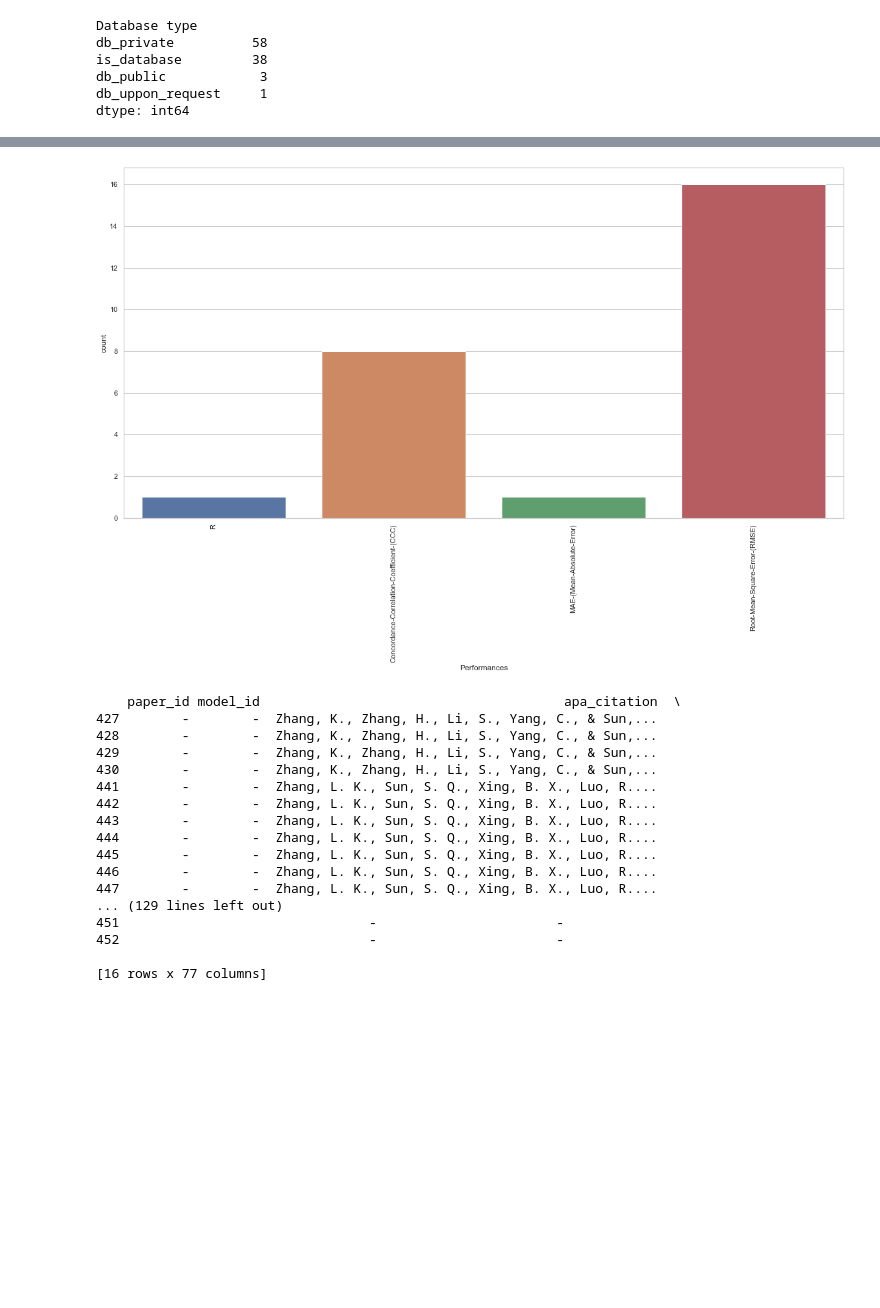
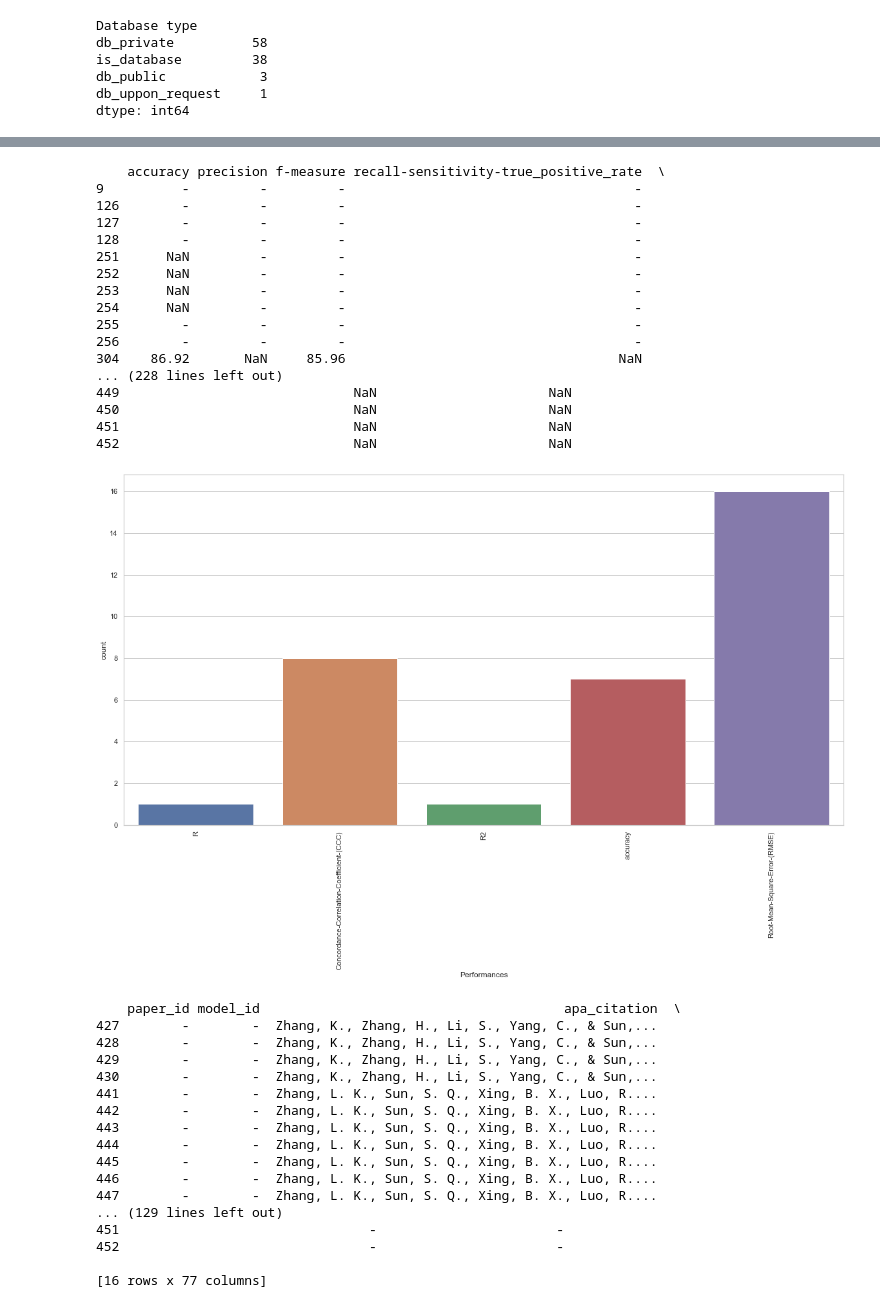
Before and after one commit to tomdamelio/Review_EDA_Emotion_Recognition, a Jupyter notebook: Emmanuel/notebooks/analisis_extra.ipynb, the cells around one changed output, grey strips where cells are left out. Cells and saved outputs as stored; diff of their text form; code cells hidden in the pictures; blank space fills up the shorter version.

```diff
--- a/Emmanuel/notebooks/analisis_extra.ipynb
+++ b/Emmanuel/notebooks/analisis_extra.ipynb
@@ -238,53 +239,72 @@ df = df[df['regre_model_output_dimensions'].isin(['arousal', 'valence'])]
 
 #que medida de performance mas aparece?
 #dataframe con performances
-df_performance_medidas = df.iloc[:,67:]
+df_performance_medidas = df.iloc[:,58:]
+
+print(df_performance_medidas)
 
 #busqueda de la medida de performance mas recurrente, paso de los valores a 0 y 1 para facilitar su conteo
 df_performance_medidas = df_performance_medidas.fillna('No')
 df_performance_medidas = df_performance_medidas.replace('-', 'No')
 df_performance_medidas=df_performance_medidas.mask(df_performance_medidas != 'No','Yes')
 
 #obtener performance mas frecuente
 def get_value(row):
     for c in df_performance_medidas.columns:
         if row[c] == 'Yes':
             return c
 
 df_performance_medidas = df_performance_medidas.apply(get_value, axis=1)
 df_performance_medidas = pd.DataFrame(df_performance_medidas)
 df_performance_medidas.columns = ['Performances']
 
 sns.set_theme(style="whitegrid", context = 'notebook')
 sns.countplot(x='Performances', data=df_performance_medidas)
 plt.xticks(rotation=90)
 plt.show()
 
 #subseteo por la medida de performance que mas aparece (RMSE)
 df = df.fillna('-')
 df = df[df['Root-Mean-Square-Error-(RMSE)'] != '-']
 
 print(df)
 #la muestra es de 16 modelos
 # %% [output]
+    accuracy precision f-measure recall-sensitivity-true_positive_rate  \
+9          -         -         -                                     -
+126        -         -         -                                     -
+127        -         -         -                                     -
+128        -         -         -                                     -
+251      NaN         -         -                                     -
+252      NaN         -         -                                     -
+253      NaN         -         -                                     -
+254      NaN         -         -                                     -
+255        -         -         -                                     -
+256        -         -         -                                     -
+304    86.92       NaN     85.96                                   NaN
+... (228 lines left out)
+449                              NaN                      NaN
+450                              NaN                      NaN
+451                              NaN                      NaN
+452                              NaN                      NaN
-[figure, old version]
+[figure, new version]
-    paper_id model_id                                       apa_citation  \
-427        -        -  Zhang, K., Zhang, H., Li, S., Yang, C., & Sun,...
-428        -        -  Zhang, K., Zhang, H., Li, S., Yang, C., & Sun,...
-429        -        -  Zhang, K., Zhang, H., Li, S., Yang, C., & Sun,...
-430        -        -  Zhang, K., Zhang, H., Li, S., Yang, C., & Sun,...
-441        -        -  Zhang, L. K., Sun, S. Q., Xing, B. X., Luo, R....
-442        -        -  Zhang, L. K., Sun, S. Q., Xing, B. X., Luo, R....
-443        -        -  Zhang, L. K., Sun, S. Q., Xing, B. X., Luo, R....
-444        -        -  Zhang, L. K., Sun, S. Q., Xing, B. X., Luo, R....
-445        -        -  Zhang, L. K., Sun, S. Q., Xing, B. X., Luo, R....
-446        -        -  Zhang, L. K., Sun, S. Q., Xing, B. X., Luo, R....
-447        -        -  Zhang, L. K., Sun, S. Q., Xing, B. X., Luo, R....
-... (129 lines left out)
-451                                -                       -
-452                                -                       -
-
-[16 rows x 77 columns]
+    paper_id model_id                                       apa_citation  \
+427        -        -  Zhang, K., Zhang, H., Li, S., Yang, C., & Sun,...
+428        -        -  Zhang, K., Zhang, H., Li, S., Yang, C., & Sun,...
+429        -        -  Zhang, K., Zhang, H., Li, S., Yang, C., & Sun,...
+430        -        -  Zhang, K., Zhang, H., Li, S., Yang, C., & Sun,...
+441        -        -  Zhang, L. K., Sun, S. Q., Xing, B. X., Luo, R....
+442        -        -  Zhang, L. K., Sun, S. Q., Xing, B. X., Luo, R....
+443        -        -  Zhang, L. K., Sun, S. Q., Xing, B. X., Luo, R....
+444        -        -  Zhang, L. K., Sun, S. Q., Xing, B. X., Luo, R....
+445        -        -  Zhang, L. K., Sun, S. Q., Xing, B. X., Luo, R....
+446        -        -  Zhang, L. K., Sun, S. Q., Xing, B. X., Luo, R....
+447        -        -  Zhang, L. K., Sun, S. Q., Xing, B. X., Luo, R....
+... (129 lines left out)
+451                                -                       -
+452                                -                       -
+
+[16 rows x 77 columns]
 # %%
 
 df_arousal = df[df['regre_model_output_dimensions'] == 'arousal']
```
Also changed, not shown: parts of 2 cells of this notebook, 6 other files.
